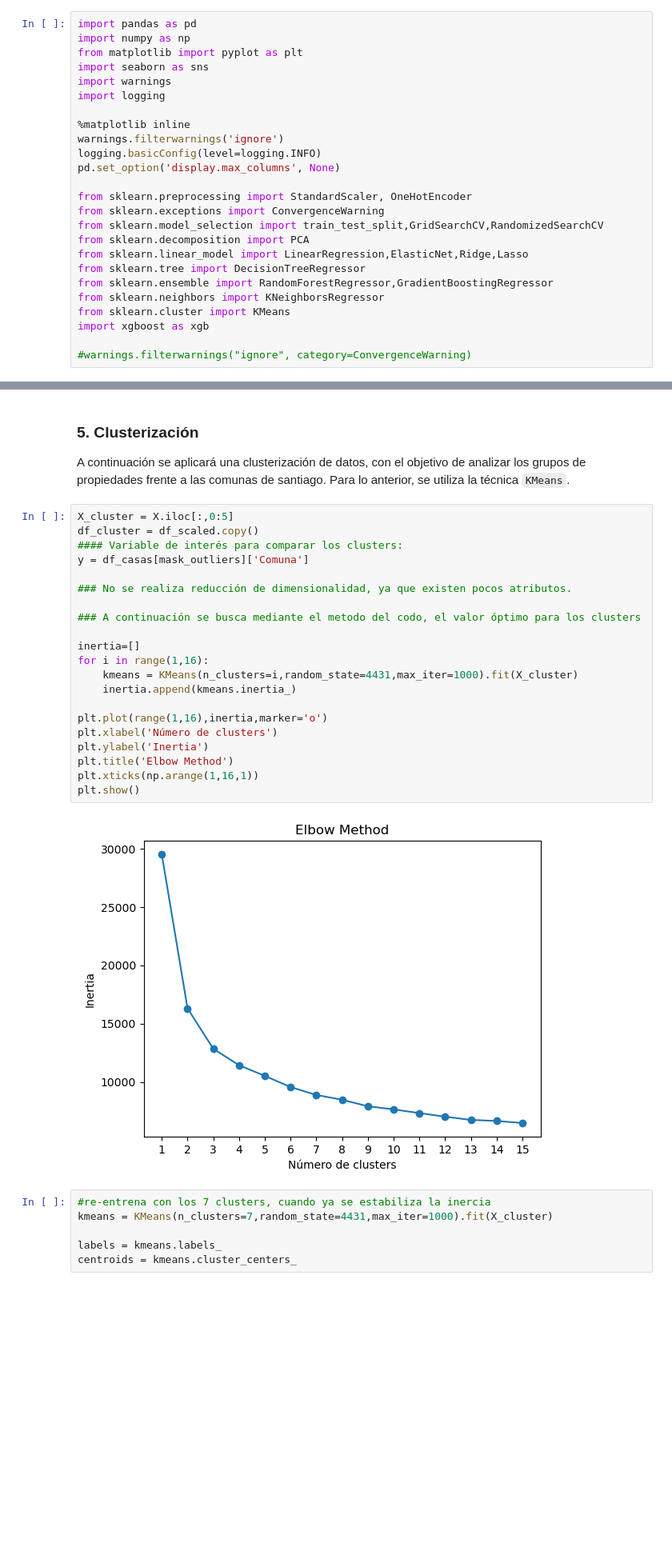
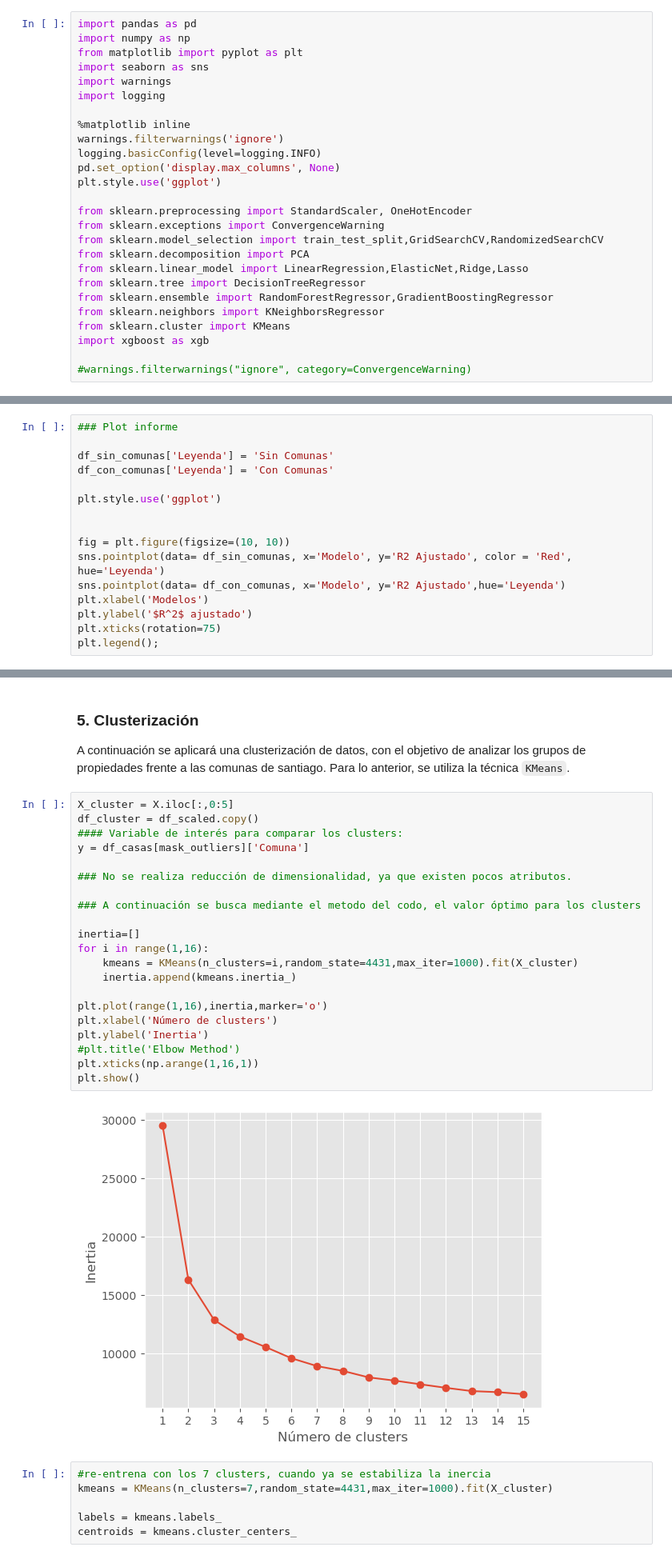
Before and after one commit to mespinoza8/Prediccion-Precio-Casas, a Jupyter notebook: precio_casas.ipynb, the cells around one changed output, grey strips where cells are left out. Shown at 80% size. Cells and saved outputs as stored; diff of their text form; blank space fills up the shorter version.

```diff
--- a/precio_casas.ipynb
+++ b/precio_casas.ipynb
@@ -21,6 +21,7 @@ import logging
 warnings.filterwarnings('ignore')
 logging.basicConfig(level=logging.INFO)
 pd.set_option('display.max_columns', None)
+plt.style.use('ggplot')
 
 from sklearn.preprocessing import StandardScaler, OneHotEncoder
 from sklearn.exceptions import ConvergenceWarning
@@ -456 +457,17 @@ INFO:root:Modelo XGBoostRegressor terminado
 | 8 | XGBoostRegressor | XGBRegressor(base_score=None, boo... | {'colsample_bytree': 0.8, 'learni... | 0.916868 | 0.209747 | 0.083335 | 0.916087 |
+# %%
+### Plot informe
+
+df_sin_comunas['Leyenda'] = 'Sin Comunas'
+df_con_comunas['Leyenda'] = 'Con Comunas'
+
+plt.style.use('ggplot')
+
+
+fig = plt.figure(figsize=(10, 10))
+sns.pointplot(data= df_sin_comunas, x='Modelo', y='R2 Ajustado', color = 'Red', hue='Leyenda')
+sns.pointplot(data= df_con_comunas, x='Modelo', y='R2 Ajustado',hue='Leyenda')
+plt.xlabel('Modelos')
+plt.ylabel('$R^2$ ajustado')
+plt.xticks(rotation=75)
+plt.legend();
@@ -473,26 +492,26 @@ A continuación se aplicará una clusterización de datos, con el objetivo de an
 # %%
 X_cluster = X.iloc[:,0:5]
 df_cluster = df_scaled.copy()
 #### Variable de interés para comparar los clusters:
 y = df_casas[mask_outliers]['Comuna']
 
 ### No se realiza reducción de dimensionalidad, ya que existen pocos atributos.
 
 ### A continuación se busca mediante el metodo del codo, el valor óptimo para los clusters
 
 inertia=[]
 for i in range(1,16):
     kmeans = KMeans(n_clusters=i,random_state=4431,max_iter=1000).fit(X_cluster)
     inertia.append(kmeans.inertia_)
 
 plt.plot(range(1,16),inertia,marker='o')
 plt.xlabel('Número de clusters')
 plt.ylabel('Inertia')
-plt.title('Elbow Method')
+#plt.title('Elbow Method')
 plt.xticks(np.arange(1,16,1))
 plt.show()
 # %% [output]
-[figure, old version]
+[figure, new version]
 # %%
 #re-entrena con los 7 clusters, cuando ya se estabiliza la inercia
 kmeans = KMeans(n_clusters=7,random_state=4431,max_iter=1000).fit(X_cluster)
```
Also changed, not shown: parts of 12 cells of this notebook.
